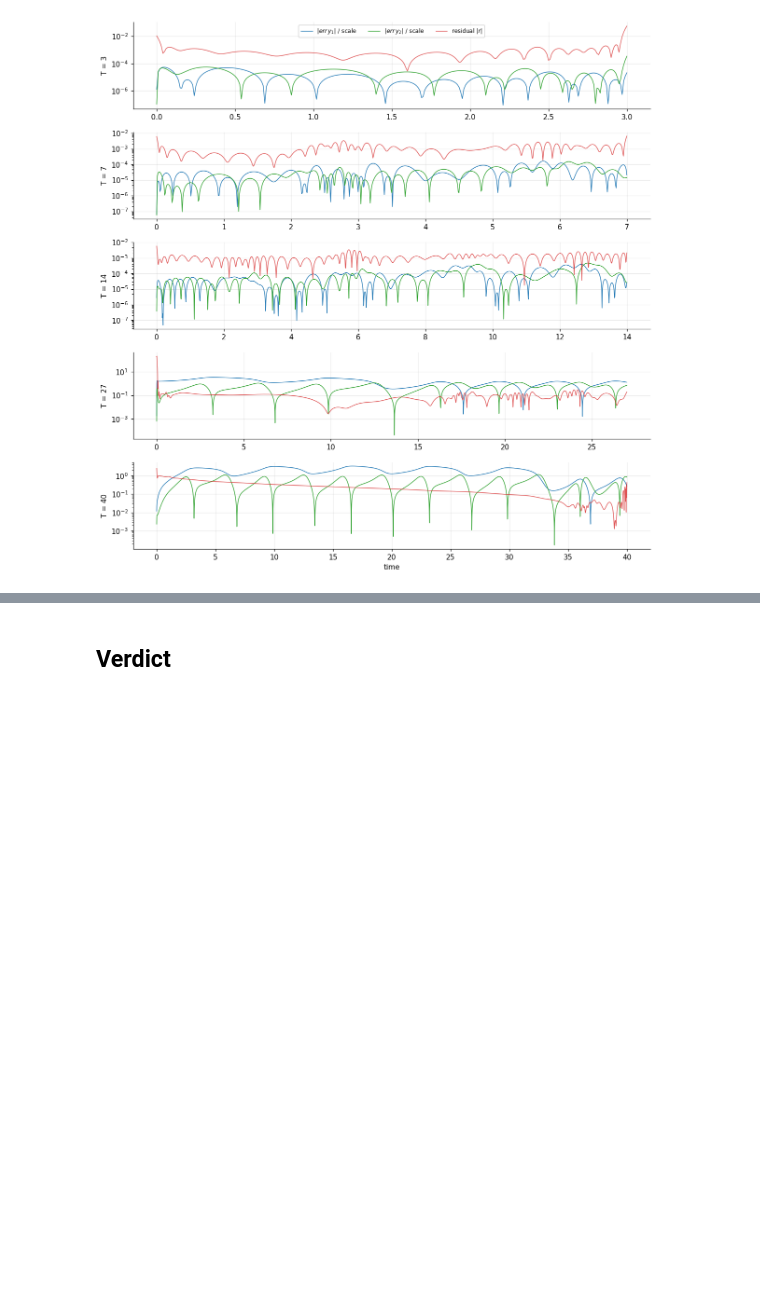
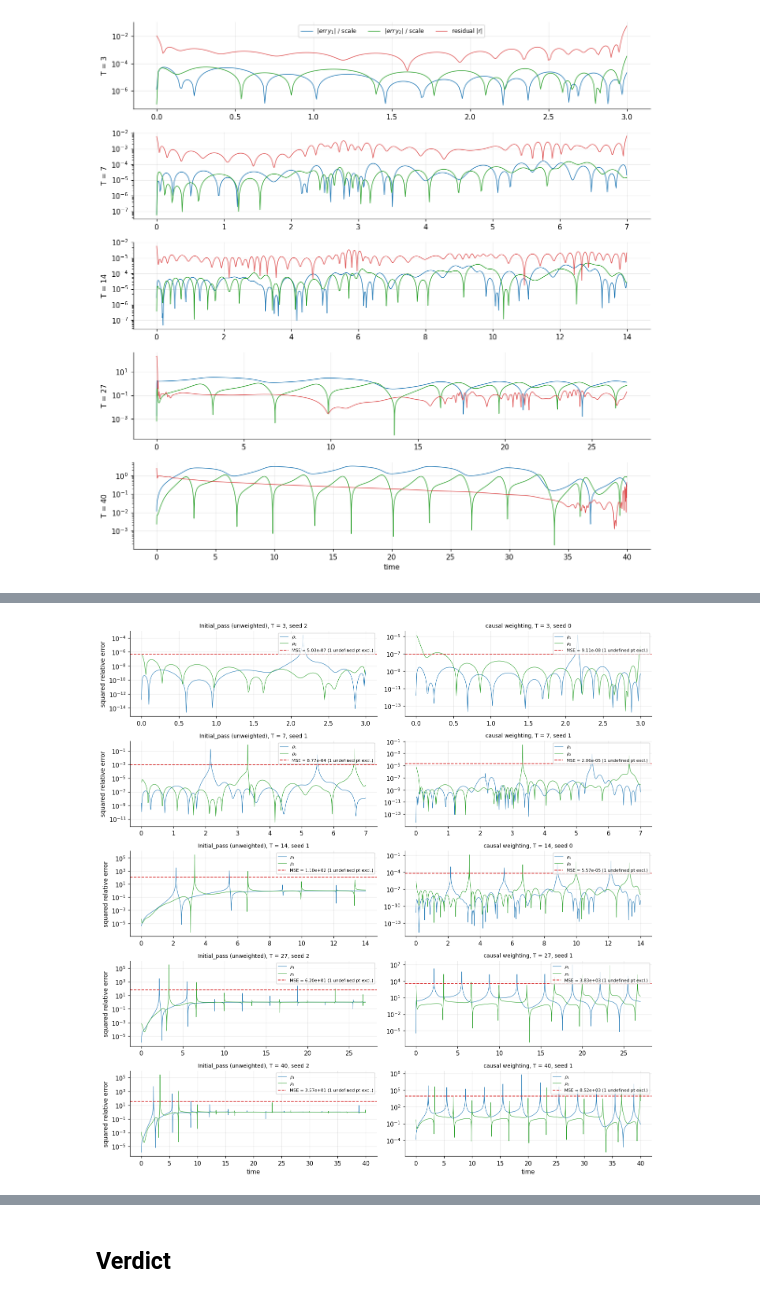
Before and after one commit to GeorgeWilliam1999/Van_Der_Pole, a Jupyter notebook: continuous_time_network/Causal_weighting/causal_weighting_sweep.ipynb, the cells around one changed output, grey strips where cells are left out. Saved outputs shown, nothing was run; the diff lists cells and outputs as text; code cells hidden in the pictures; blank space fills up the shorter version.

```diff
--- a/continuous_time_network/Causal_weighting/causal_weighting_sweep.ipynb
+++ b/continuous_time_network/Causal_weighting/causal_weighting_sweep.ipynb
@@ -285,0 +302,35 @@ plt.show()
+# %%
+fig, axes = plt.subplots(len(HORIZONS), 2, figsize=(13, 13), sharex="row")
+t_ref_full, y_ref_full = tr.load_reference()
+ip_pred = dict(np.load(Path.cwd().parent / "Initial_pass" / "results" / "predictions.npz"))
+for row, T in enumerate(HORIZONS):
+    mask = t_ref_full <= T + 1e-9
+    yr = y_ref_full[mask]
+    for col, (df, pred, name) in enumerate([
+            (initial, ip_pred, "Initial_pass (unweighted)"),
+            (summary, predictions, "causal weighting")]):
+        seed = median_seed(df, T)
+        yn = pred[f"T{T:g}_seed{seed}_y_net"]
+        with np.errstate(divide="ignore", invalid="ignore"):
+            rho = ((yn - yr) / yr) ** 2
+        finite = np.isfinite(rho)
+        mse = rho[finite].mean()
+        n_excluded = (~finite).sum()
+        ax = axes[row, col]
+        ax.semilogy(t_ref_full[mask], rho[:, 0], color="C0", lw=0.7,
+                    label="$\\rho_1$")
+        ax.semilogy(t_ref_full[mask], rho[:, 1], color="C2", lw=0.7,
+                    label="$\\rho_2$")
+        ax.axhline(mse, color="C3", ls="--", lw=1.2,
+                   label=f"MSE = {mse:.2e} ({n_excluded} undefined pt excl.)")
+        ax.set_title(f"{name}, T = {T:g}, seed {seed}", fontsize=9)
+        ax.legend(fontsize=7, loc="upper right")
+        if col == 0:
+            ax.set_ylabel("squared relative error")
+axes[-1, 0].set_xlabel("time")
+axes[-1, 1].set_xlabel("time")
+fig.tight_layout()
+fig.savefig(FIGURES / "09_pointwise_relative_error.png", bbox_inches="tight")
+plt.show()
+# %% [output]
+[figure, added]
```
Also changed, not shown: parts of 3 cells of this notebook, 2 other files.
